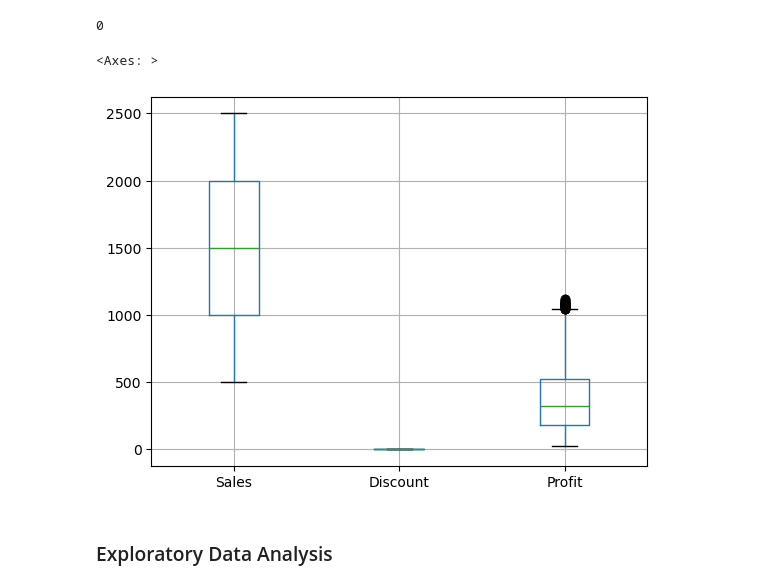
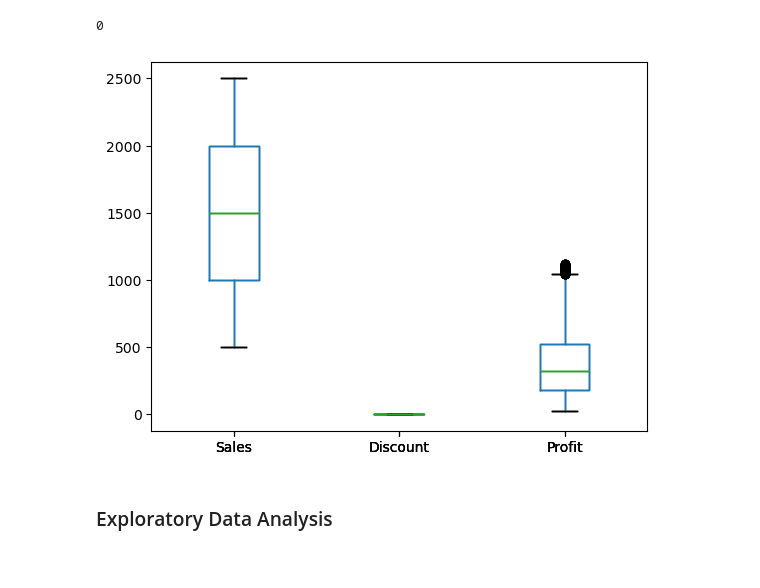
Before and after one commit to ruprekhab/retail_analytics, a Jupyter notebook: data_clean.ipynb, the cells around one changed output. Saved outputs shown, nothing was run; the diff lists cells and outputs as text; code cells hidden in the pictures.

```diff
--- a/data_clean.ipynb
+++ b/data_clean.ipynb
@@ -102,11 +102,14 @@ df.duplicated().sum()
 # %% [output]
 0
 # %%
-# check outliers for sales, discount and profit for outliers
+# check outliers for sales, discount and profit for outliers. Remove gridlines
+
 df[['Sales', 'Discount', 'Profit']].boxplot()
+plt.grid(False)
+
+plt.show()
 # %% [output]
-<Axes: >
-[figure, old version]
+[figure, new version]
 # %% [markdown]
 ### Exploratory Data Analysis
 # %%
```
Also changed, not shown: 4 other files.
